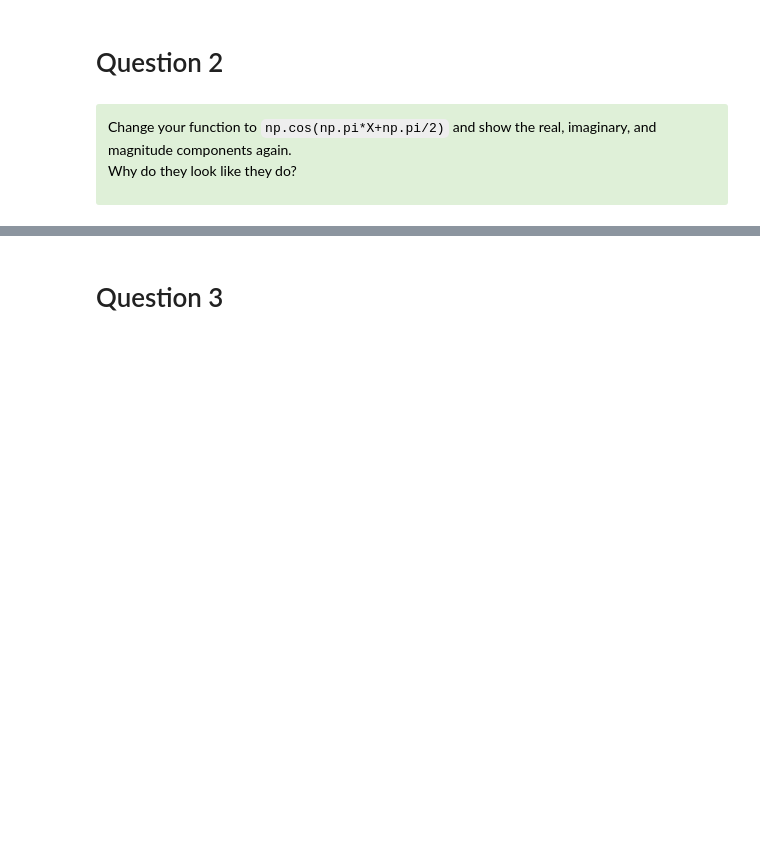
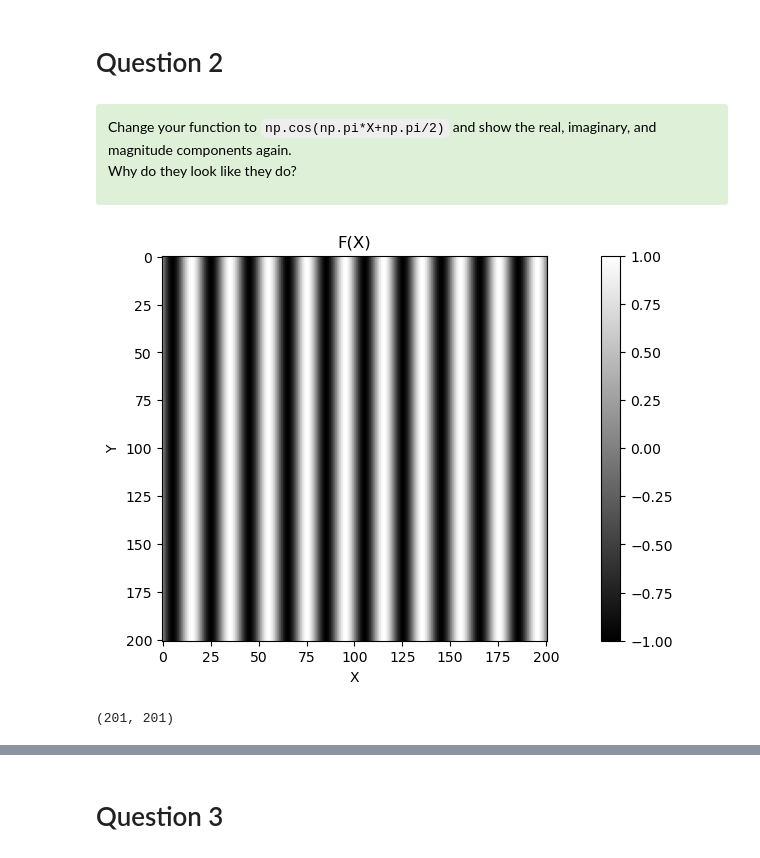
Before and after one commit to lilchromozome/Build_Imager_2025, a Jupyter notebook: Lab2/Lab2 Part1 (Clean).ipynb, the cells around one changed output, grey strips where cells are left out. Saved outputs shown, nothing was run; the diff lists cells and outputs as text; code cells hidden in the pictures; blank space fills up the shorter version.

```diff
--- a/Lab2/Lab2 Part1 (Clean).ipynb
+++ b/Lab2/Lab2 Part1 (Clean).ipynb
@@ -222,3 +235,20 @@ The frequency axis therefore can be <br/>
 Change your function to `np.cos(np.pi*X+np.pi/2)` and show the real, imaginary, and magnitude components again. <br/>Why do they look like they do?   </font>
 
 </div>
+# %%
+F = np.cos(np.pi*X + np.pi/2)
+
+fig, (ax1) = plt.subplots(1, 1, figsize=(14, 5))
+
+x = ax1.imshow(F, cmap='gray')
+fig.colorbar(x, ax=ax1)
+ax1.set_title('F(X)')
+ax1.set_xlabel('X')
+ax1.set_ylabel('Y')
+plt.show()
+
+fftshifted = fftshift(fft2(ifftshift(F)))
+print(fftshifted.shape)
+# %% [output]
+[figure, added]
+(201, 201)
```
Also changed, not shown: parts of 10 cells of this notebook, 2 other files.
